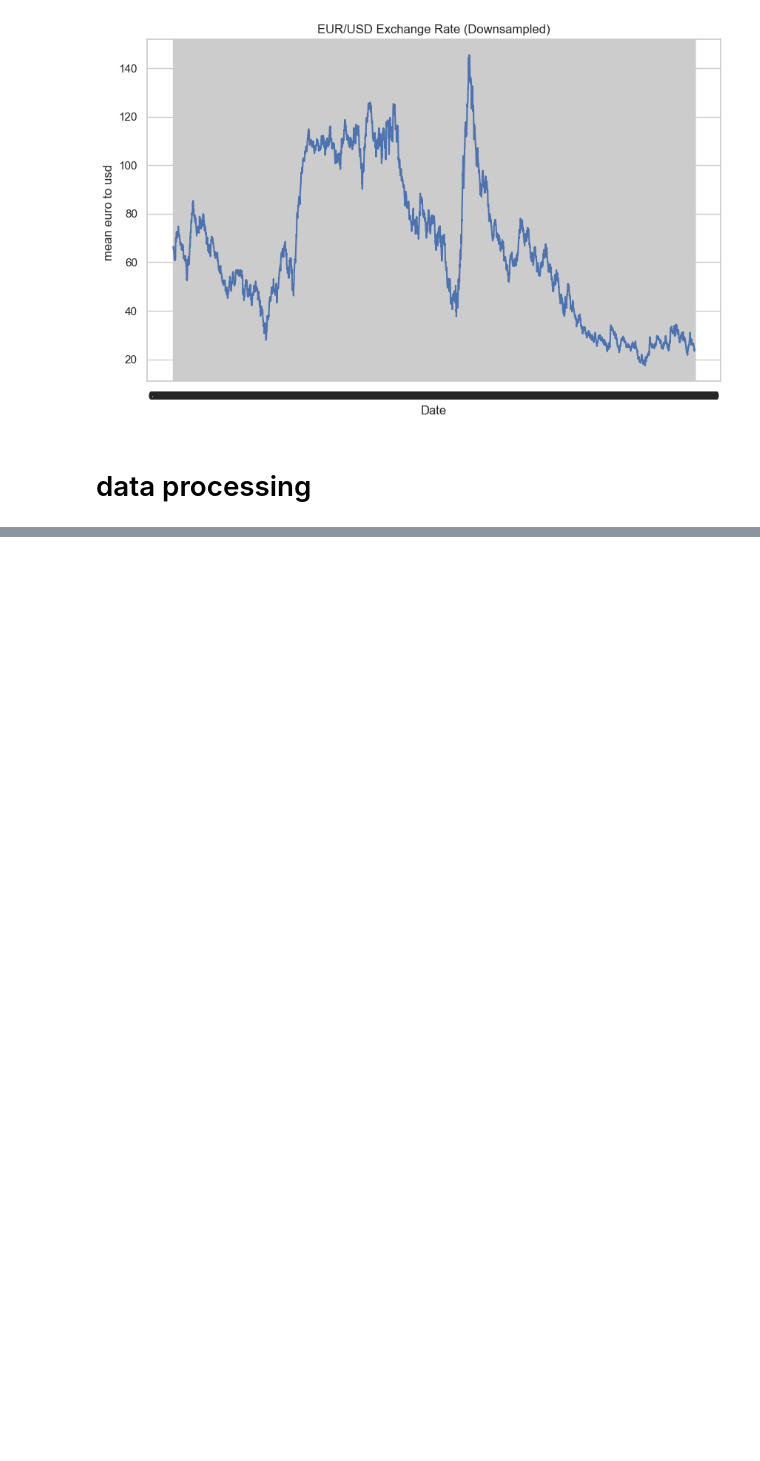
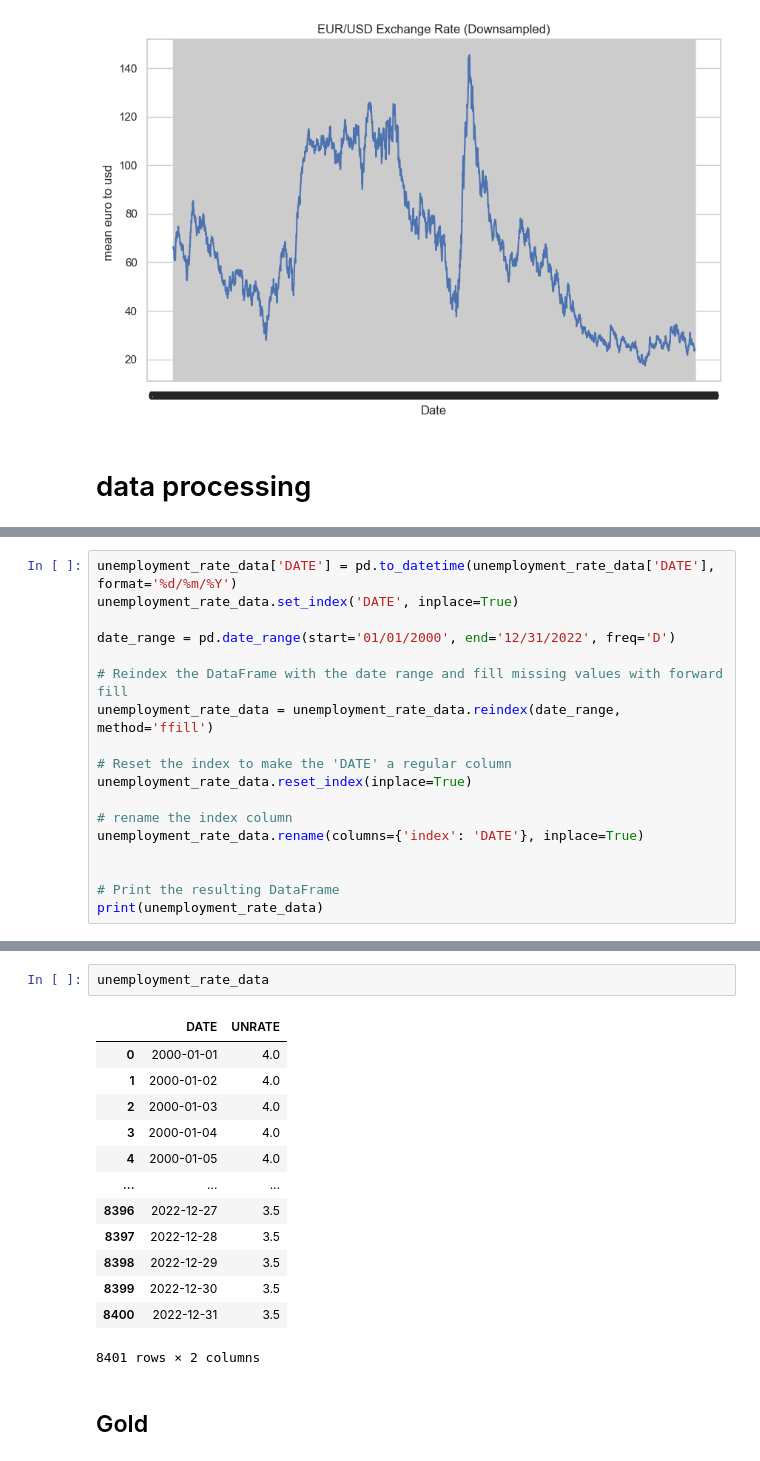
Before and after one commit to eljabriyassine/Predication-of-dollar, a Jupyter notebook: gold.ipynb, the cells around one changed output, grey strips where cells are left out. Cells and saved outputs as stored; diff of their text form; blank space fills up the shorter version.

Commit message:
feat/processing data

```diff
--- a/gold.ipynb
+++ b/gold.ipynb
@@ -334,0 +351,18 @@ inflation_data.to_csv(file_path, index=False)
+# %%
+unemployment_rate_data['DATE'] = pd.to_datetime(unemployment_rate_data['DATE'], format='%d/%m/%Y')
+unemployment_rate_data.set_index('DATE', inplace=True)
+
+date_range = pd.date_range(start='01/01/2000', end='12/31/2022', freq='D')
+
+# Reindex the DataFrame with the date range and fill missing values with forward fill
+unemployment_rate_data = unemployment_rate_data.reindex(date_range, method='ffill')
+
+# Reset the index to make the 'DATE' a regular column
+unemployment_rate_data.reset_index(inplace=True)
+
+# rename the index column
+unemployment_rate_data.rename(columns={'index': 'DATE'}, inplace=True)
+
+
+# Print the resulting DataFrame
+print(unemployment_rate_data)
@@ -334,0 +384,18 @@ inflation_data.to_csv(file_path, index=False)
+# %%
+unemployment_rate_data
+# %% [output]
+|  | DATE | UNRATE |
+| 0 | 2000-01-01 | 4.0 |
+| 1 | 2000-01-02 | 4.0 |
+| 2 | 2000-01-03 | 4.0 |
+| 3 | 2000-01-04 | 4.0 |
+| 4 | 2000-01-05 | 4.0 |
+| ... | ... | ... |
+| 8396 | 2022-12-27 | 3.5 |
+| 8397 | 2022-12-28 | 3.5 |
+| 8398 | 2022-12-29 | 3.5 |
+| 8399 | 2022-12-30 | 3.5 |
+| 8400 | 2022-12-31 | 3.5 |
+8401 rows × 2 columns
+# %% [markdown]
+## Gold
```
Also changed, not shown: parts of 24 cells of this notebook.
